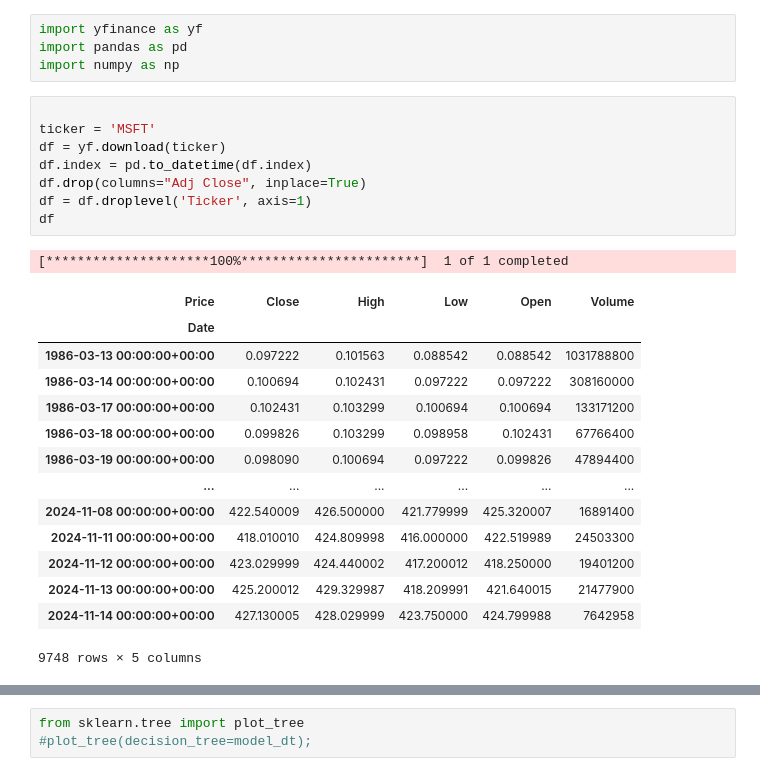
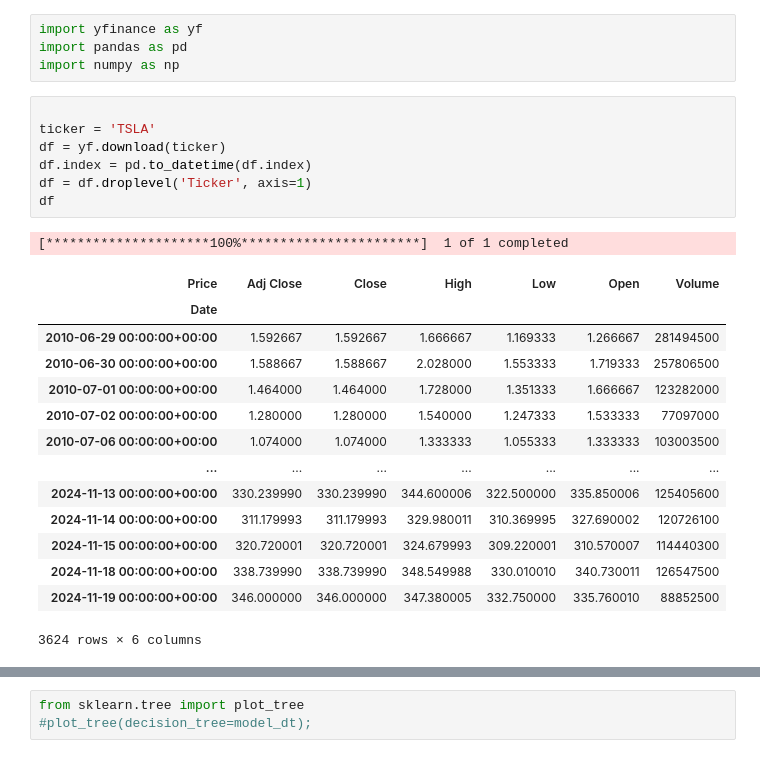
Before and after one commit to rniggebrugge/python-training, a Jupyter notebook: notebooks-course/experimental-2.ipynb, the cells around one changed output, grey strips where cells are left out. Cells and saved outputs as stored; diff of their text form.

```diff
--- a/notebooks-course/experimental-2.ipynb
+++ b/notebooks-course/experimental-2.ipynb
@@ -4,27 +4,26 @@ import pandas as pd
 import numpy as np
 # %%
 
-ticker = 'MSFT'
+ticker = 'TSLA'
 df = yf.download(ticker)
 df.index = pd.to_datetime(df.index)
-df.drop(columns="Adj Close", inplace=True)
 df = df.droplevel('Ticker', axis=1)
 df
 # %% [output]
 [*********************100%***********************]  1 of 1 completed
-| Price | Close | High | Low | Open | Volume |
-| Date |  |  |  |  |  |
-| 1986-03-13 00:00:00+00:00 | 0.097222 | 0.101563 | 0.088542 | 0.088542 | 1031788800 |
-| 1986-03-14 00:00:00+00:00 | 0.100694 | 0.102431 | 0.097222 | 0.097222 | 308160000 |
-| 1986-03-17 00:00:00+00:00 | 0.102431 | 0.103299 | 0.100694 | 0.100694 | 133171200 |
-| 1986-03-18 00:00:00+00:00 | 0.099826 | 0.103299 | 0.098958 | 0.102431 | 67766400 |
-| 1986-03-19 00:00:00+00:00 | 0.098090 | 0.100694 | 0.097222 | 0.099826 | 47894400 |
-| ... | ... | ... | ... | ... | ... |
-| 2024-11-08 00:00:00+00:00 | 422.540009 | 426.500000 | 421.779999 | 425.320007 | 16891400 |
-| 2024-11-11 00:00:00+00:00 | 418.010010 | 424.809998 | 416.000000 | 422.519989 | 24503300 |
-| 2024-11-12 00:00:00+00:00 | 423.029999 | 424.440002 | 417.200012 | 418.250000 | 19401200 |
-| 2024-11-13 00:00:00+00:00 | 425.200012 | 429.329987 | 418.209991 | 421.640015 | 21477900 |
-| 2024-11-14 00:00:00+00:00 | 427.130005 | 428.029999 | 423.750000 | 424.799988 | 7642958 |
+| Price | Adj Close | Close | High | Low | Open | Volume |
+| Date |  |  |  |  |  |  |
+| 2010-06-29 00:00:00+00:00 | 1.592667 | 1.592667 | 1.666667 | 1.169333 | 1.266667 | 281494500 |
+| 2010-06-30 00:00:00+00:00 | 1.588667 | 1.588667 | 2.028000 | 1.553333 | 1.719333 | 257806500 |
+| 2010-07-01 00:00:00+00:00 | 1.464000 | 1.464000 | 1.728000 | 1.351333 | 1.666667 | 123282000 |
+| 2010-07-02 00:00:00+00:00 | 1.280000 | 1.280000 | 1.540000 | 1.247333 | 1.533333 | 77097000 |
+| 2010-07-06 00:00:00+00:00 | 1.074000 | 1.074000 | 1.333333 | 1.055333 | 1.333333 | 103003500 |
+| ... | ... | ... | ... | ... | ... | ... |
+| 2024-11-13 00:00:00+00:00 | 330.239990 | 330.239990 | 344.600006 | 322.500000 | 335.850006 | 125405600 |
+| 2024-11-14 00:00:00+00:00 | 311.179993 | 311.179993 | 329.980011 | 310.369995 | 327.690002 | 120726100 |
+| 2024-11-15 00:00:00+00:00 | 320.720001 | 320.720001 | 324.679993 | 309.220001 | 310.570007 | 114440300 |
+| 2024-11-18 00:00:00+00:00 | 338.739990 | 338.739990 | 348.549988 | 330.010010 | 340.730011 | 126547500 |
+| 2024-11-19 00:00:00+00:00 | 346.000000 | 346.000000 | 347.380005 | 332.750000 | 335.760010 | 88852500 |
-9748 rows × 5 columns
+3624 rows × 6 columns
 # %%
 df["change_tomorrow"] = df["Close"].pct_change(-1)*100
```
Also changed, not shown: parts of 26 cells of this notebook, 4 other files.
